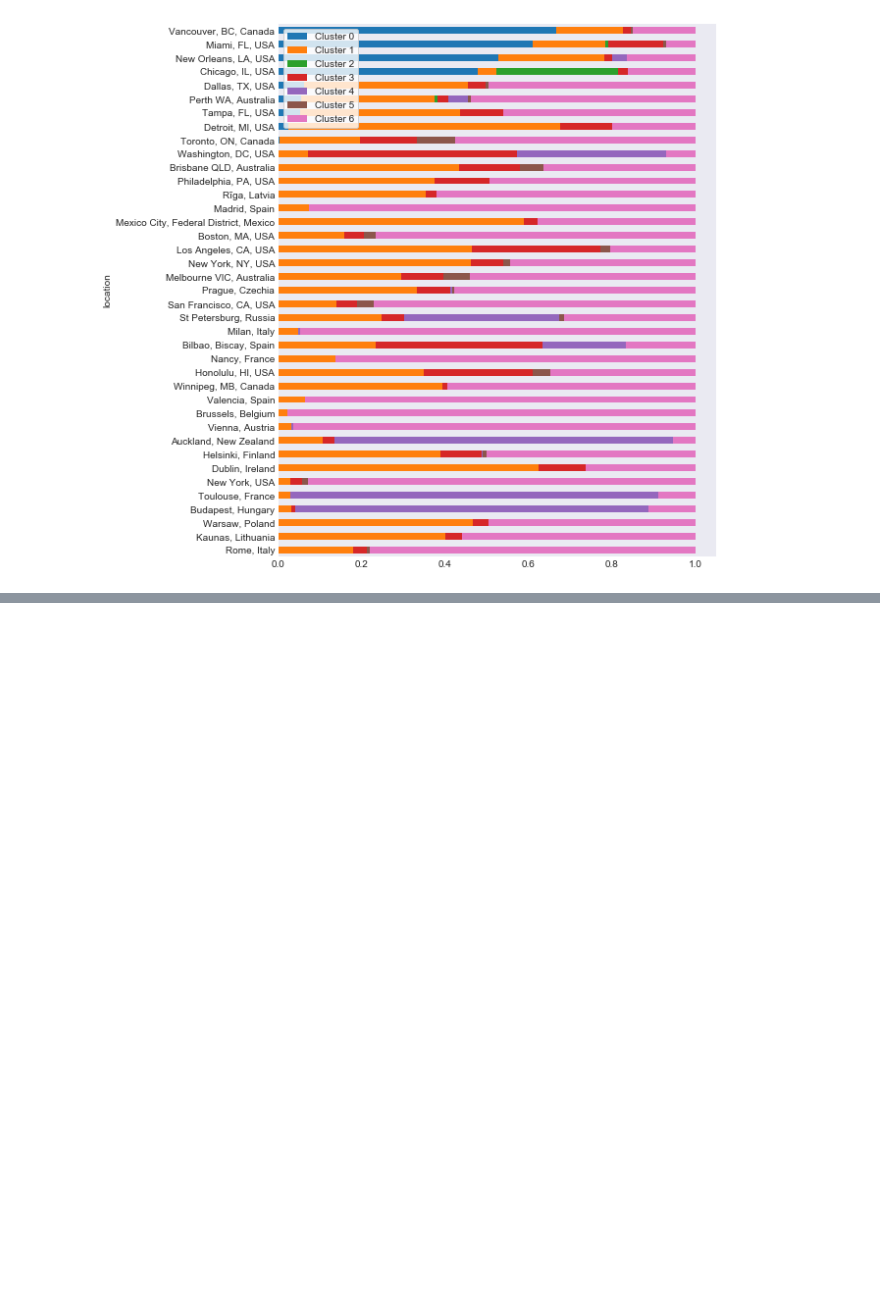
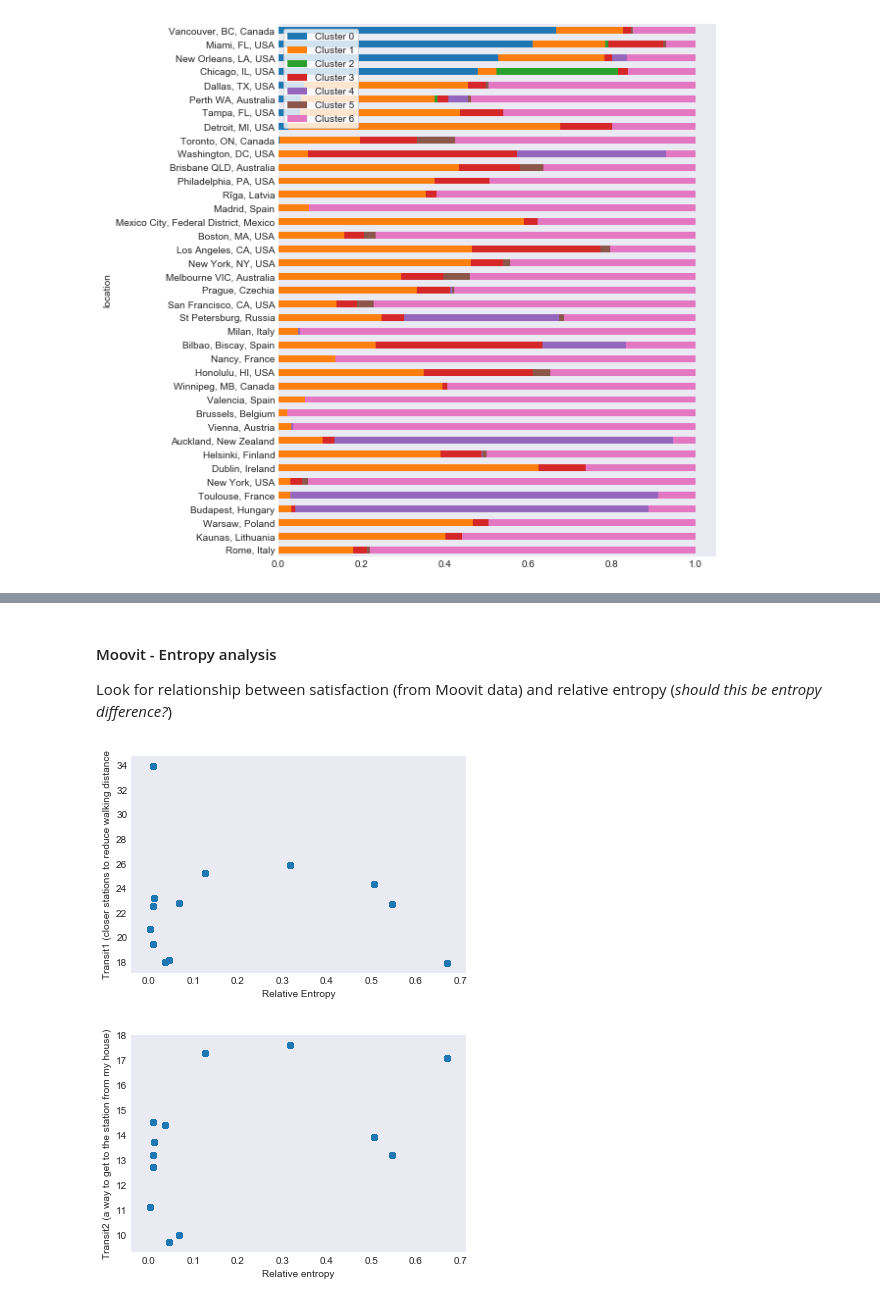
Before and after one commit to Urban-Analytics/BusAnalytics, a Jupyter notebook: Analysis/BusRouteAnalysis.ipynb, the cells around one changed output, grey strips where cells are left out. Drawn from its saved outputs; the diff is of its cells as text; code cells hidden in the pictures; blank space fills up the shorter version.

```diff
--- a/Analysis/BusRouteAnalysis.ipynb
+++ b/Analysis/BusRouteAnalysis.ipynb
@@ -440,0 +530,29 @@ Possible factors to explore:
+# %% [markdown]
+#### Moovit - Entropy analysis
+
+Look for relationship between satisfaction (from Moovit data) and relative entropy (_should this be entropy difference?_)
+# %%
+# join to the metrics data
+
+metrics_moovit = route_city_metrics.set_index("CityName").join(moovit.set_index("City"))
+
+plt.scatter(x=metrics_moovit['rel_entropy'], y=metrics_moovit['Transit1'])
+plt.xlabel("Relative Entropy")
+plt.ylabel("Transit1 (closer stations to reduce walking distance")
+plt.show()
+#plt.scatter(x=entrophy_moovit['sne_rel'], y=entrophy_moovit['Transit1'])
+#plt.show()
+#plt.scatter(x=entrophy_moovit['bne_rel'], y=entrophy_moovit['Transit1'])
+#plt.show()
+
+plt.scatter(x=metrics_moovit['rel_entropy'], y=metrics_moovit['Transit2'])
+plt.xlabel("Relative entropy")
+plt.ylabel("Transit2 (a way to get to the station from my house)")
+plt.show()
+#plt.scatter(x=entrophy_moovit['sne_rel'], y=entrophy_moovit['Transit2'])
+#plt.show()
+#plt.scatter(x=entrophy_moovit['bne_rel'], y=entrophy_moovit['Transit2'])
+#plt.show()
+# %% [output]
+[figure, added]
+[figure, added]
```
Also changed, not shown: parts of 9 cells of this notebook, 3 other files.
